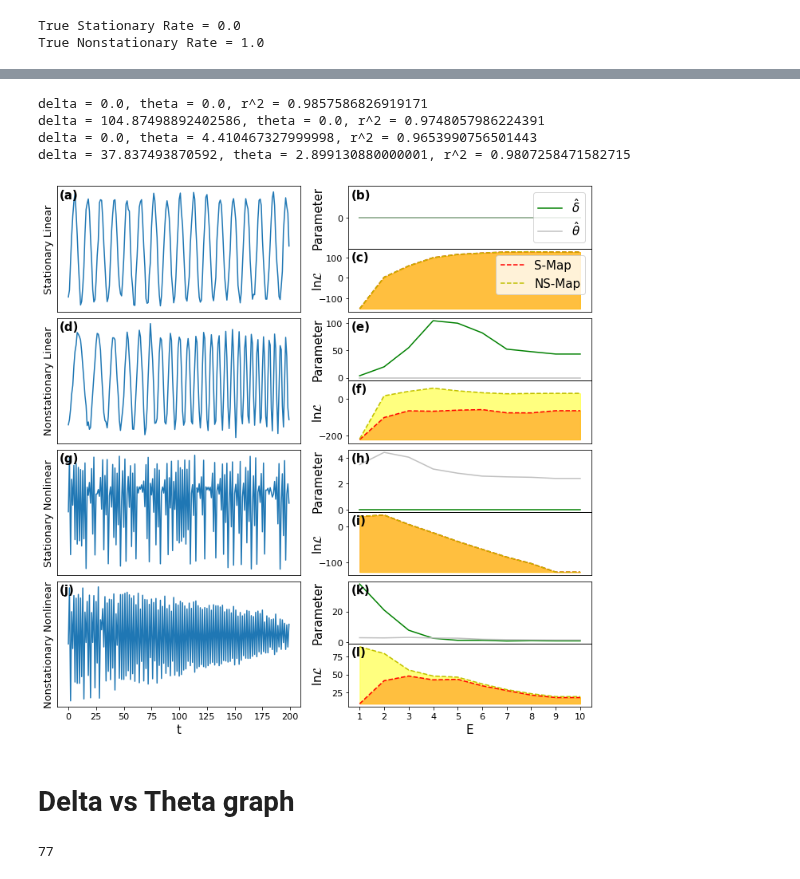
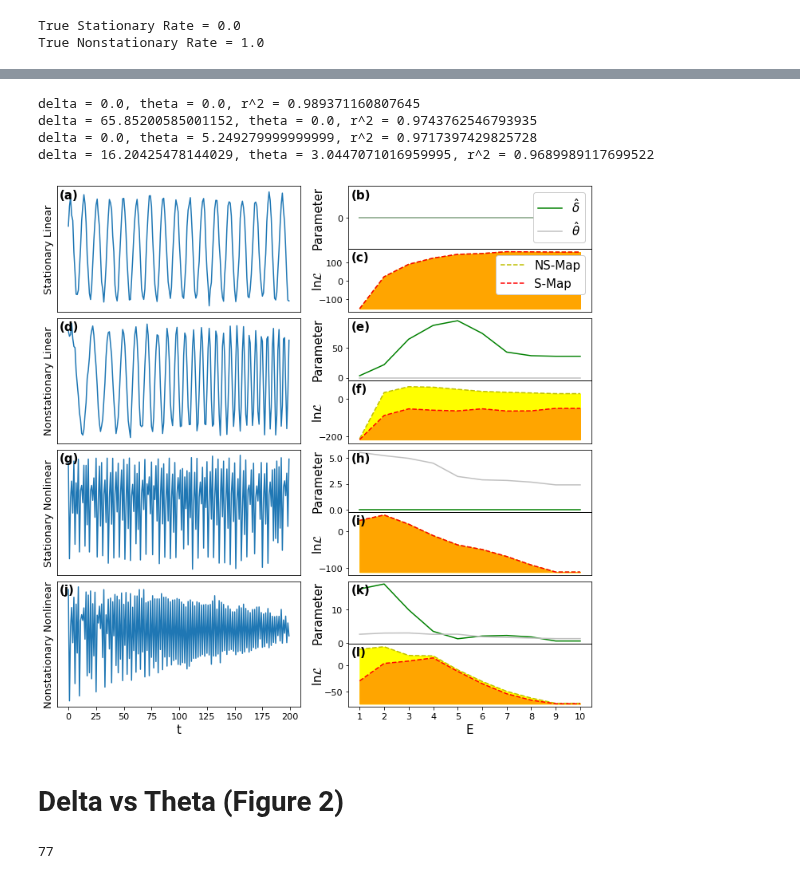
Before and after one commit to kenflat2/NS-Map, a Jupyter notebook: jupyter_notebooks/Simulation Results Round 1.ipynb, the cells around one changed output, grey strips where cells are left out. Saved outputs shown, nothing was run; the diff lists cells and outputs as text; code cells hidden in the pictures.

```diff
--- a/jupyter_notebooks/Simulation Results Round 1.ipynb
+++ b/jupyter_notebooks/Simulation Results Round 1.ipynb
@@ -118,4 +124,6 @@ True Nonstationary Rate = 1.0
 # %%
+# this method is a copy of some code from the NSMap package, which allows internal
+# variables to be plotted explicitly in Figure 1.
 def compute_delta(Xr, E, t=None, tau=1, trainingSteps=100, return_forecast_skill=False, theta_fixed=False, make_plots=False, ax=None):
 
     if t is None:
@@ -134,18 +142,15 @@ def compute_delta(Xr, E, t=None, tau=1, trainingSteps=100, return_forecast_skill
     for l in range(E+1):
         X = Xemb[:,:l+1]
 
-        # print("NSMap")
         thetaNS, deltaNS, lnLNS = ns.optimizeG(X, Y, tx, fixed=np.array([theta_fixed, False]), trainingSteps=trainingSteps, hp=hp.copy())
-        # print("SMap")
         thetaS, _, lnLS = ns.optimizeG(X, Y, tx, fixed=np.array([theta_fixed, True]),trainingSteps=trainingSteps, hp=hp.copy())
 
         table[l] = np.array([deltaNS, lnLNS, lnLS, thetaNS, thetaS])
 
     lnLdifference = table[:,1] - table[:,2]
-    # ns_area =  np.sum(np.maximum(lnLdifference, np.zeros(E+1)))
     delta_agg_weights = np.exp(lnLdifference - np.max(lnLdifference))
     delta_agg = np.average(table[:,0], weights=delta_agg_weights)
     theta = table[np.argsort(table[:,1])[-1],3]
 
-    return t, table, delta_agg, theta
+    return Xr, t, table, delta_agg, theta
 # %%
@@ -164,22 +169,25 @@ statlog += (rand.normal(0,1,T) * o_n)[:,None]
 nonstatlog = ns.standardize(ns.generateTimeSeriesDiscrete("LogisticP", x0, tlen=T, nsargs=(lambda t: 3.75 - 0.75 * t / T,), settlingTime=settlingTime))
 nonstatlog += (rand.normal(0,1,T) * o_n)[:,None]
 # %%
+# assess nonstationarity of the generated time series
 stuff_dict = {}
 for i, series in enumerate((statlin, nonstatlin, statlog, nonstatlog)):
     stuff_dict[i] = compute_delta(series, E_max)
     delta, theta, r_sqrd = ns.get_delta_agg(series, E_max, return_forecast_skill=True)
     print(f"delta = {delta}, theta = {theta}, r^2 = {r_sqrd}")
+
+# save the data for the figure
+with open('../results/NSMap_demonstration.pkl', 'wb') as fp:
+    pickle.dump(stuff_dict, fp)
 # %% [output]
-delta = 0.0, theta = 0.0, r^2 = 0.9857586826919171
-delta = 104.87498892402586, theta = 0.0, r^2 = 0.9748057986224391
-delta = 0.0, theta = 4.410467327999998, r^2 = 0.9653990756501443
-delta = 37.837493870592, theta = 2.899130880000001, r^2 = 0.9807258471582715
+delta = 0.0, theta = 0.0, r^2 = 0.989371160807645
+delta = 65.85200585001152, theta = 0.0, r^2 = 0.9743762546793935
+delta = 0.0, theta = 5.249279999999999, r^2 = 0.9717397429825728
+delta = 16.20425478144029, theta = 3.0447071016959995, r^2 = 0.9689989117699522
 # %%
-with open('../results/NSMap_demonstration.pkl', 'wb') as fp:
-    pickle.dump(stuff_dict, fp)
-
-# with open('../results/NSMap_demonstration.pkl', 'rb') as fp:
-#     stuff_dict = pickle.load(fp)
+# load the data for the figure
+with open('../results/NSMap_demonstration.pkl', 'rb') as fp:
+    stuff_dict = pickle.load(fp)
 # %%
 vfig, vax = plt.subplots(4, 2, figsize=(12,12))
 maxLags = 9
@@ -191,10 +199,10 @@ names = ["Stationary Linear", "Nonstationary Linear", "Stationary Nonlinear", "N
 labelnames = ['(a)','(b)','(c)','(d)','(e)','(f)','(g)','(h)','(i)','(j)','(k)','(l)']
 
 # for series, ax in zip((statlin, nonstatlin, statlog, nonstatlog), vax.flatten()):
-for series, ax_row, i in zip((statlin, nonstatlin, statlog, nonstatlog), vax, np.arange(4)):
+for ax_row, i in zip(vax, np.arange(4)):
     E_range = range(1,maxLags+2)
 
-    t, table, delta_agg, theta = stuff_dict[i]
+    series, t, table, delta_agg, theta = stuff_dict[i]
 
     ax_row[0].plot(series)
     ax_row[0].set_yticks([])
@@ -207,11 +215,10 @@ for series, ax_row, i in zip((statlin, nonstatlin, statlog, nonstatlog), vax, np
 
     minLine = (table[:,2] * 0)+min(min(table[:,2]),min(table[:,1]))
 
+    ax_row[1].plot(E_range, table[:,1], "y--", label=r"NS-Map")
+    ax_row[1].fill_between(E_range, table[:,1], minLine, color = "yellow")
     ax_row[1].plot(E_range, table[:,2], "r--", label=r"S-Map")
-    ax_row[1].plot(E_range, table[:,1], "y--", label=r"NS-Map")
-    ax_row[1].fill_between(E_range, table[:,2], minLine, alpha = 0.5, color="red")
-    ax_row[1].fill_between(E_range, table[:,1], minLine, alpha = 0.5, color = "yellow")
-    # ax_row[1].set_ylabel(r"$\ln\mathcal{L}$", size = fsize, rotation=90, labelpad = 20)
+    ax_row[1].fill_between(E_range, table[:,2], minLine, color="orange")
     ax_row[1].set_xticks(E_range)
     if i != 3:
         ax_row[1].set_xticks([])
@@ -224,44 +231,39 @@ for series, ax_row, i in zip((statlin, nonstatlin, statlog, nonstatlog), vax, np
     divider = make_axes_locatable(ax_row[1])
     bax = divider.append_axes('top', size='100%', pad=0)
 
     bax.plot(E_range, table[:,0], label=r"$\hat{\delta}$", color="green")
     bax.plot(E_range, table[:,3], label=r"$\hat{\theta}$", color="silver")
     bax.set_xticks([])
-    # bax.set_ylabel(r"Param Value", size = fsize, rotation=90, labelpad = 20)
     bax.tick_params(axis='both', which='major', labelsize=fsize * 3 / 4)
 
     ax_row[0].text(text_padding, 1-text_padding*2, f"{labelnames[3*i]}", size=fsize, fontweight="bold",
            horizontalalignment="left", verticalalignment="top",
            transform=ax_row[0].transAxes)
     bax.text(text_padding, 1-text_padding*4, f"{labelnames[3*i+1]}", size=fsize,fontweight="bold",
            horizontalalignment="left",verticalalignment="top",
            transform=bax.transAxes)
     bax.text(label_pad, 0.5, r"Parameter", size=fsize,
            horizontalalignment="left", verticalalignment="center", rotation = 90,
            transform=bax.transAxes)
     ax_row[1].text(text_padding, 1-text_padding*4, f"{labelnames[3*i+2]}", size=fsize, fontweight="bold",
            horizontalalignment="left",verticalalignment="top",
            transform=ax_row[1].transAxes)
     ax_row[1].text(label_pad, 0.5, r"$\ln\mathcal{L}$", size=fsize, rotation = 90,
            horizontalalignment="left",verticalalignment="center",
            transform=ax_row[1].transAxes)
 
     if i == 0:
-        bax.legend(fontsize = fsize)
+        bax.legend(fontsize = fsize, framealpha=1)
         bax.set_yticks([0])
-        ax_row[1].legend(fontsize = fsize)
+        ax_row[1].legend(fontsize = fsize, framealpha=1)
 
-# plt.tight_layout()
 plt.subplots_adjust(wspace=0.2,
                     hspace=0.05)
-# plt.show()
-# plt.savefig("../Figures/NSMap_demonstration2.png")
-plt.savefig(f"../PDF_figures_tables/Figure_1.pdf", format="pdf", bbox_inches="tight")
-# plt.show()
+plt.savefig(f"../figures_eps/Figure_1.eps", format="eps", bbox_inches="tight", transparent=False)
 # %% [output]
-[figure, old version]
+[figure, new version]
 # %% [markdown]
-# Delta vs Theta graph
+# Delta vs Theta (Figure 2)
 # %%
 # fill with data of results for Hastings Powell and Logistic in Round 2
 # l_data = np.loadtxt("simulation_results_final\logistic_NSMap_vs_DLM.csv",delimiter=',')
```
Also changed, not shown: parts of 11 cells of this notebook, 36 other files.
